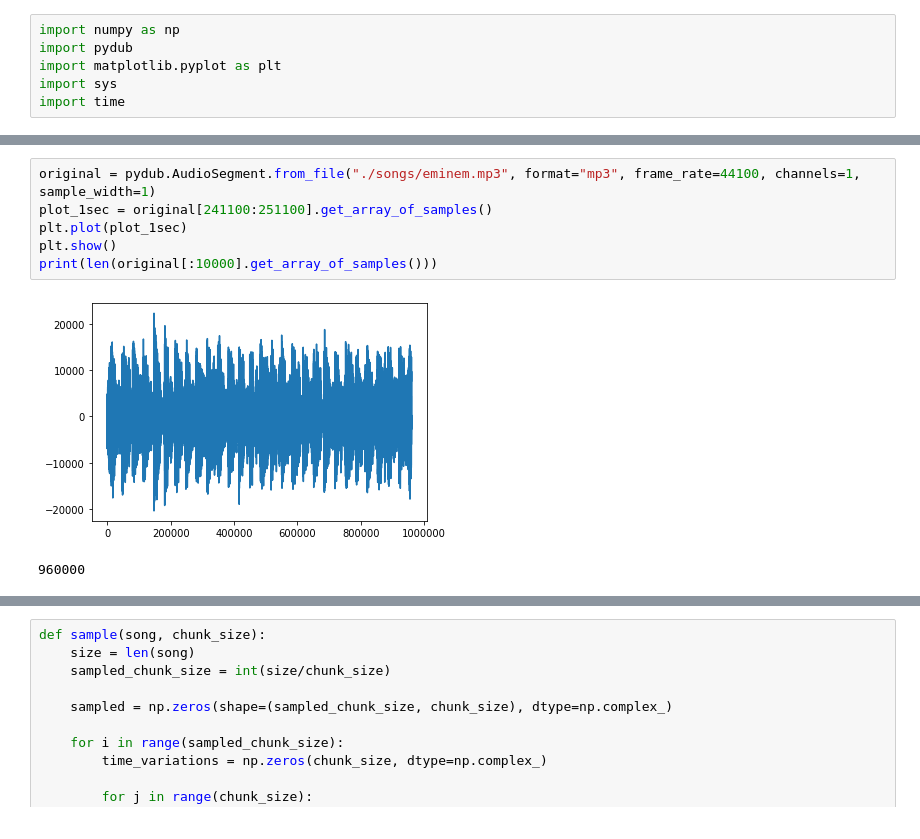
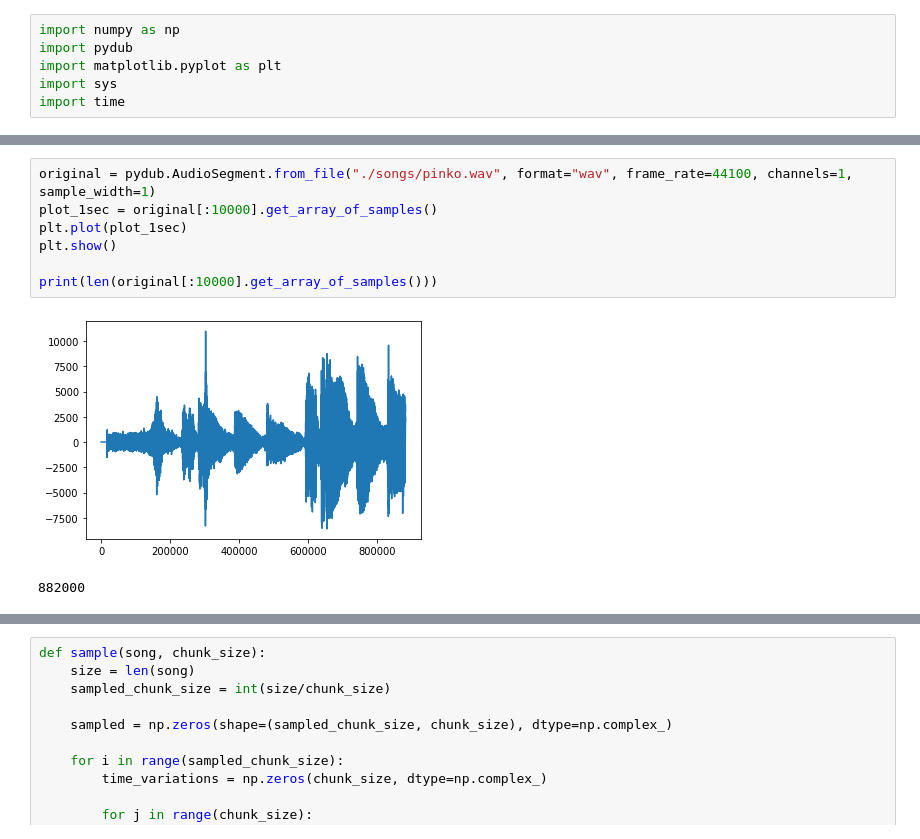
Before and after one commit to Owliie/Smart-Radio, a Jupyter notebook: experiments/Testing_algorithm.ipynb, the cells around one changed output, grey strips where cells are left out. Cells and saved outputs as stored; diff of their text form.

```diff
--- a/experiments/Testing_algorithm.ipynb
+++ b/experiments/Testing_algorithm.ipynb
@@ -18,12 +18,13 @@ print(len(sound[:10000].get_array_of_samples()))
 # %%
-original = pydub.AudioSegment.from_file("./songs/eminem.mp3", format="mp3", frame_rate=44100, channels=1, sample_width=1)
-plot_1sec = original[241100:251100].get_array_of_samples()
+original = pydub.AudioSegment.from_file("./songs/pinko.wav", format="wav", frame_rate=44100, channels=1, sample_width=1)
+plot_1sec = original[:10000].get_array_of_samples()
 plt.plot(plot_1sec)
 plt.show()
+
 print(len(original[:10000].get_array_of_samples()))
 # %% [output]
-[figure, old version]
+[figure, new version]
-960000
+882000
 # %%
 # song = [[]] * 6
 # for i in range(6):
```
Also changed, not shown: parts of 18 cells of this notebook, 26 other files.
